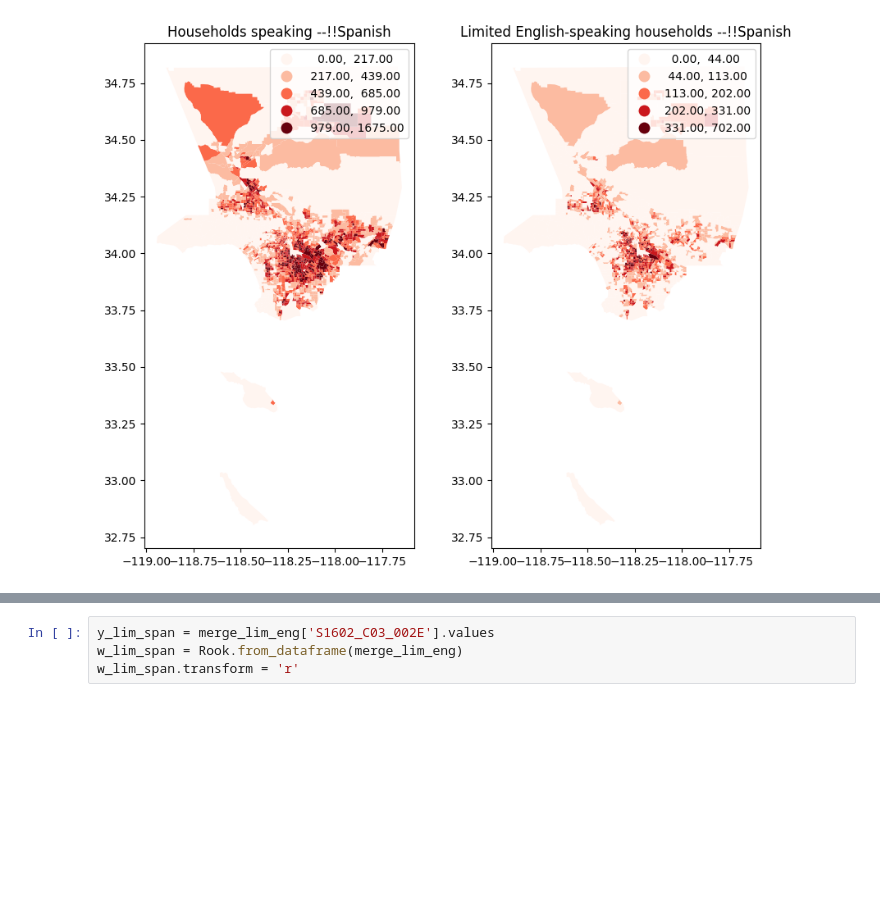
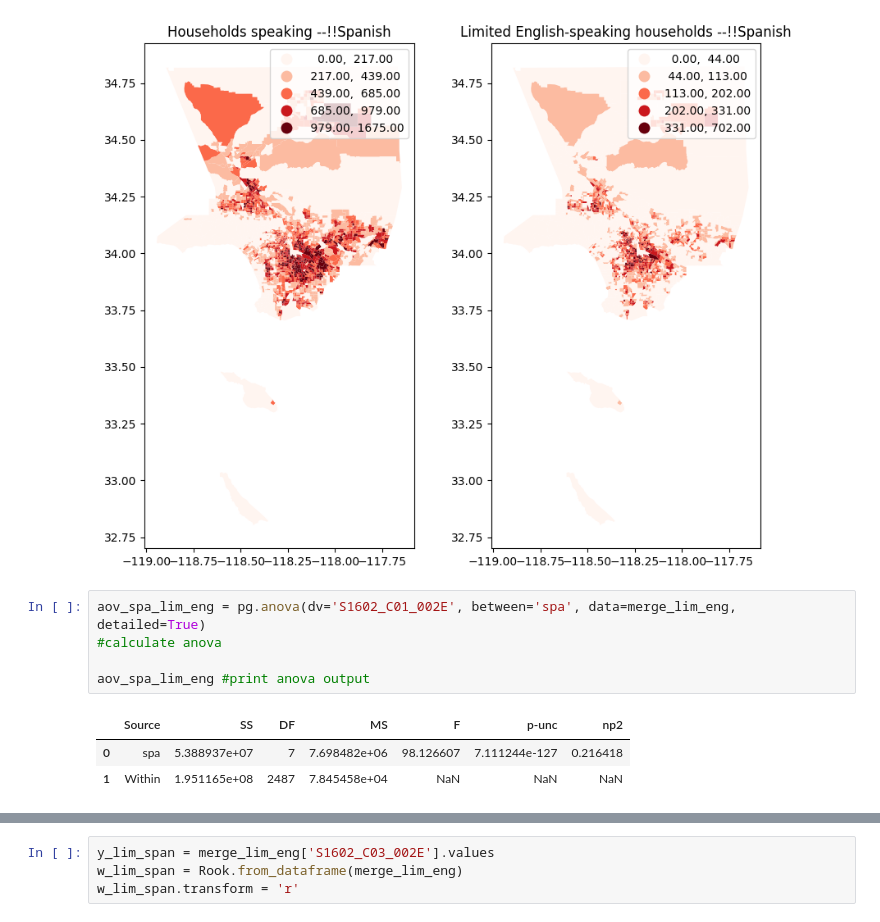
Before and after one commit to sujiatong/calteknet, a Jupyter notebook: English_interelation.ipynb, the cells around one changed output, grey strips where cells are left out. Drawn from its saved outputs; the diff is of its cells as text; blank space fills up the shorter version.

```diff
--- a/English_interelation.ipynb
+++ b/English_interelation.ipynb
@@ -270,3 +288,12 @@ ax2.set_title('Limited English-speaking households --!!Spanish')
 # %% [output]
 Text(0.5, 1.0, 'Limited English-speaking households --!!Spanish')
 [figure]
+# %%
+aov_spa_lim_eng = pg.anova(dv='S1602_C01_002E', between='spa', data=merge_lim_eng, detailed=True)
+#calculate anova
+
+aov_spa_lim_eng #print anova output
+# %% [output]
+|  | Source | SS | DF | MS | F | p-unc | np2 |
+| 0 | spa | 5.388937e+07 | 7 | 7.698482e+06 | 98.126607 | 7.111244e-127 | 0.216418 |
+| 1 | Within | 1.951165e+08 | 2487 | 7.845458e+04 | NaN | NaN | NaN |
```
Also changed, not shown: parts of 23 cells of this notebook.
